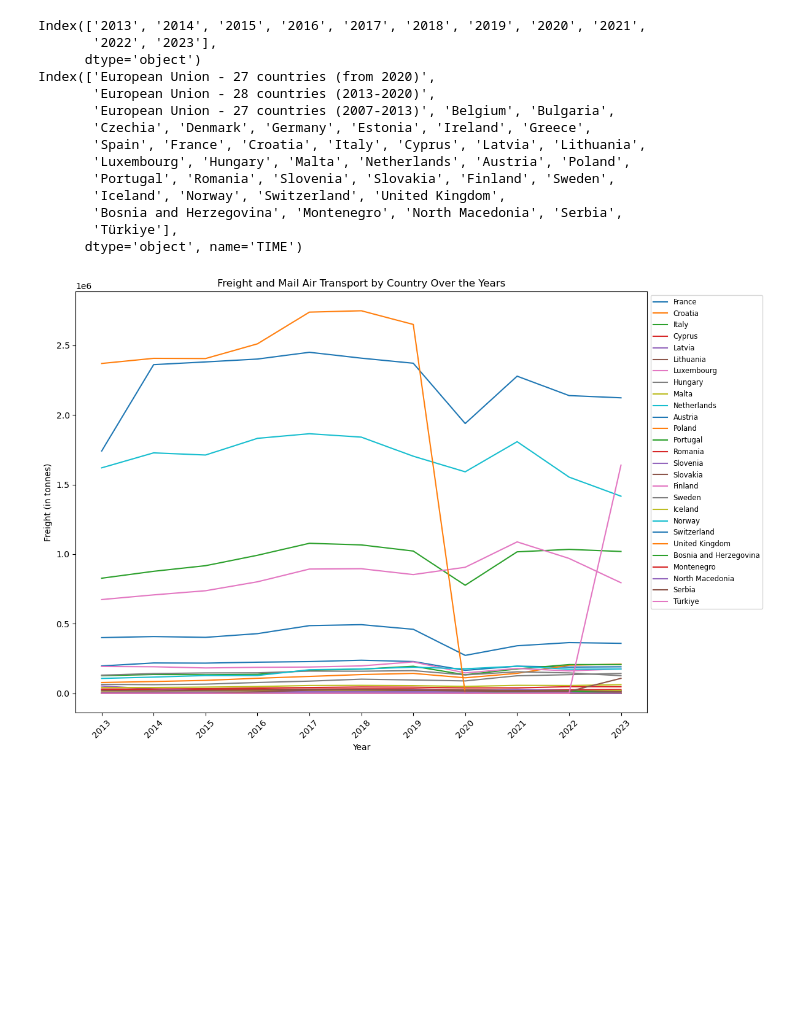
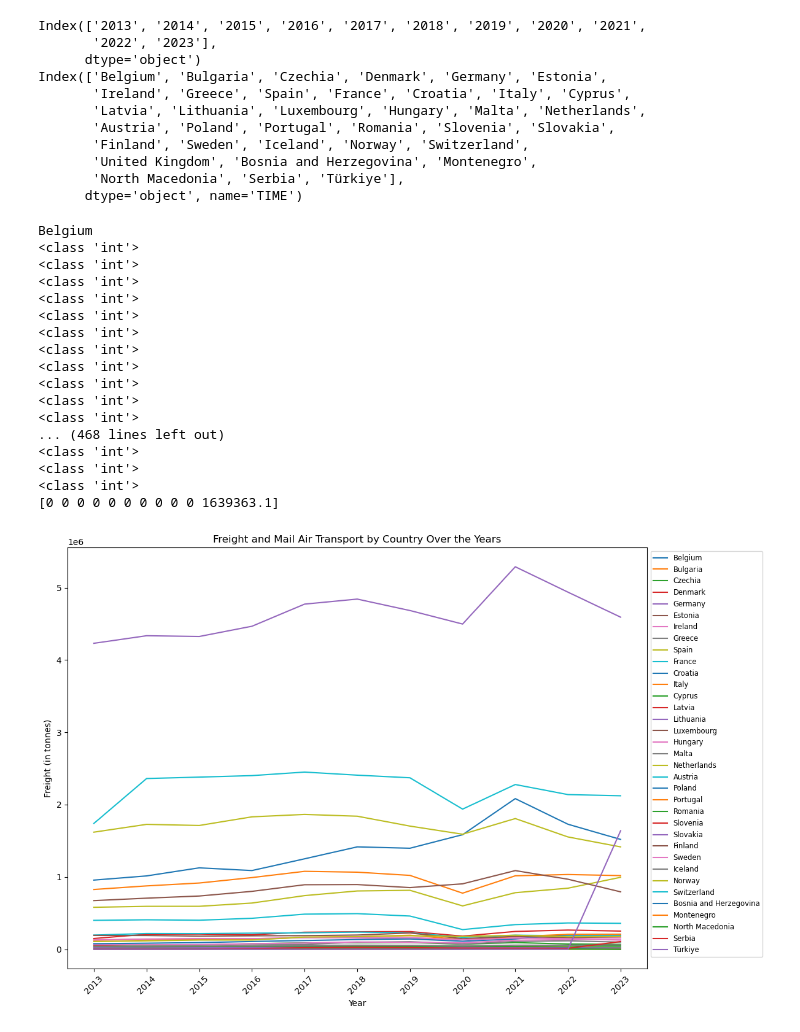
Before and after one commit to YJLinatTILTUD/TIL6022Group8, a Jupyter notebook: group assignment.ipynb, the cells around one changed output. Saved outputs shown, nothing was run; the diff lists cells and outputs as text; code cells hidden in the pictures; blank space fills up the shorter version.

Commit message:
fixed plot

```diff
--- a/group assignment.ipynb
+++ b/group assignment.ipynb
@@ -8,12 +8,12 @@ import numpy as np
 init_notebook_mode(connected=True)
 pio.renderers.default = "plotly_mimetype+notebook"
 # %%
-file_path = r"C:\Users\User\Downloads\avia_gooc_page_spreadsheet.xlsx"
+file_path = r"avia_gooc_page_spreadsheet.xlsx"
 df = pd.read_excel(file_path, sheet_name='Sheet 1', skiprows=10, index_col=0)
 df.dropna(how='any', inplace=True)
 
 pd.set_option('display.max_columns', None)
 pd.set_option('display.width', None)
-
+df = df.drop(df.index[0:3])
 print(df)
 # %% [output]
@@ -42,45 +42,63 @@ print(df.index)
 Index(['2013', '2014', '2015', '2016', '2017', '2018', '2019', '2020', '2021',
        '2022', '2023'],
       dtype='object')
-Index(['European Union - 27 countries (from 2020)',
-       'European Union - 28 countries (2013-2020)',
-       'European Union - 27 countries (2007-2013)', 'Belgium', 'Bulgaria',
-       'Czechia', 'Denmark', 'Germany', 'Estonia', 'Ireland', 'Greece',
-       'Spain', 'France', 'Croatia', 'Italy', 'Cyprus', 'Latvia', 'Lithuania',
-       'Luxembourg', 'Hungary', 'Malta', 'Netherlands', 'Austria', 'Poland',
-       'Portugal', 'Romania', 'Slovenia', 'Slovakia', 'Finland', 'Sweden',
-       'Iceland', 'Norway', 'Switzerland', 'United Kingdom',
-       'Bosnia and Herzegovina', 'Montenegro', 'North Macedonia', 'Serbia',
-       'Türkiye'],
+Index(['Belgium', 'Bulgaria', 'Czechia', 'Denmark', 'Germany', 'Estonia',
+       'Ireland', 'Greece', 'Spain', 'France', 'Croatia', 'Italy', 'Cyprus',
+       'Latvia', 'Lithuania', 'Luxembourg', 'Hungary', 'Malta', 'Netherlands',
+       'Austria', 'Poland', 'Portugal', 'Romania', 'Slovenia', 'Slovakia',
+       'Finland', 'Sweden', 'Iceland', 'Norway', 'Switzerland',
+       'United Kingdom', 'Bosnia and Herzegovina', 'Montenegro',
+       'North Macedonia', 'Serbia', 'Türkiye'],
       dtype='object', name='TIME')
 # %%
 import matplotlib.pyplot as plt
-
-
-df = df.drop(df.index[0:3])
 
 
 df.fillna(0, inplace=True)
 x = df.columns
 y_labels = df.index
 
 
 fig, ax = plt.subplots(figsize=(12, 8))
 
 
 for country in y_labels:
+    print(country)
+    if (country == "United Kingdom"): continue
     y_values = df.loc[country].values
+    for i in range(0, len(y_values)):
+        if (y_values[i] == ":"):
+            y_values[i] = 0
+        print(type(yvalue))
+    print((y_values))
     ax.plot(x, y_values, label=country)
 
 
 ax.set_title("Freight and Mail Air Transport by Country Over the Years")
 ax.set_xlabel("Year")
 ax.set_ylabel("Freight (in tonnes)")
 
 
 plt.legend(loc='upper left', bbox_to_anchor=(1, 1), fontsize='small')
 plt.xticks(rotation=45)
 plt.tight_layout()
 plt.show()
 # %% [output]
+Belgium
+<class 'int'>
+<class 'int'>
+<class 'int'>
+<class 'int'>
+<class 'int'>
+<class 'int'>
+<class 'int'>
+<class 'int'>
+<class 'int'>
+<class 'int'>
+<class 'int'>
+... (468 lines left out)
+<class 'int'>
+<class 'int'>
+<class 'int'>
+[0 0 0 0 0 0 0 0 0 0 1639363.1]
-[figure, old version]
+[figure, new version]
```
Also changed, not shown: parts of 1 cell of this notebook, 1 other file.
